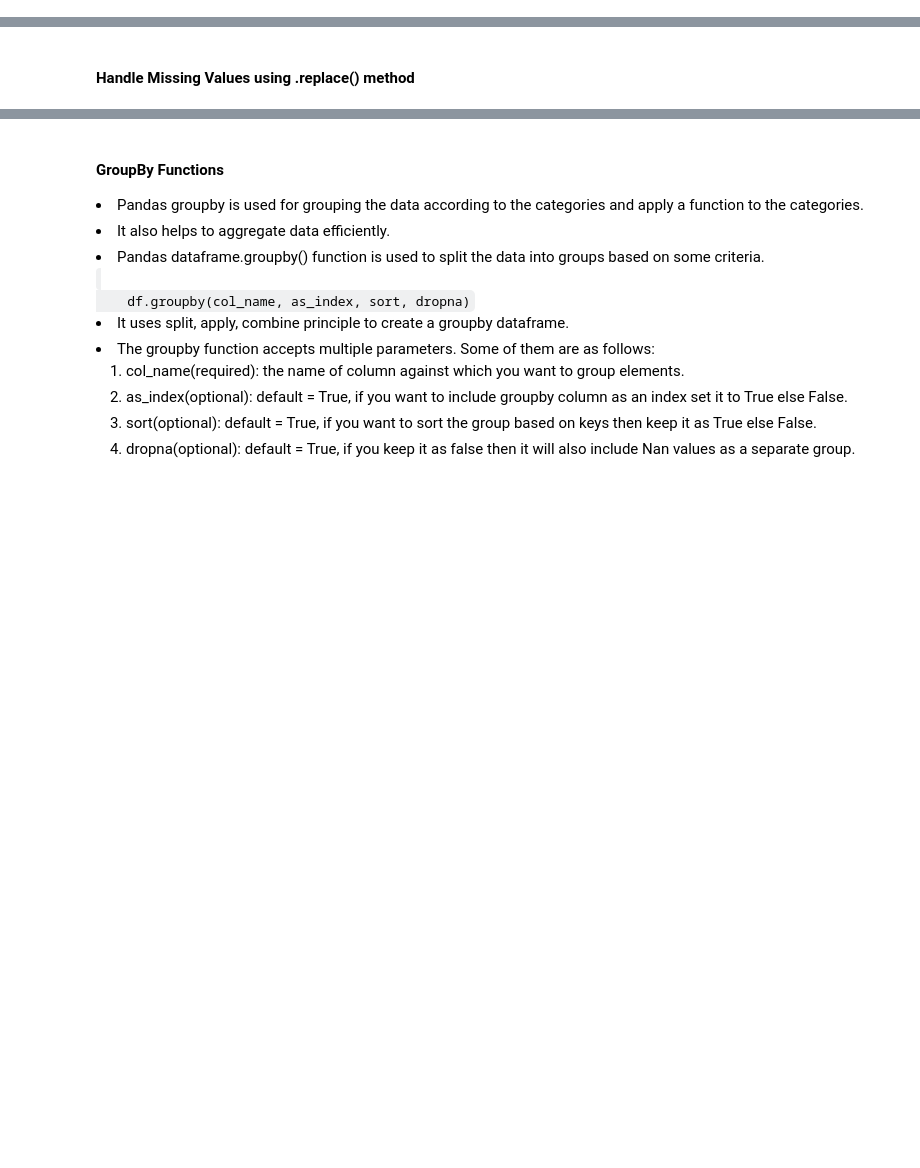
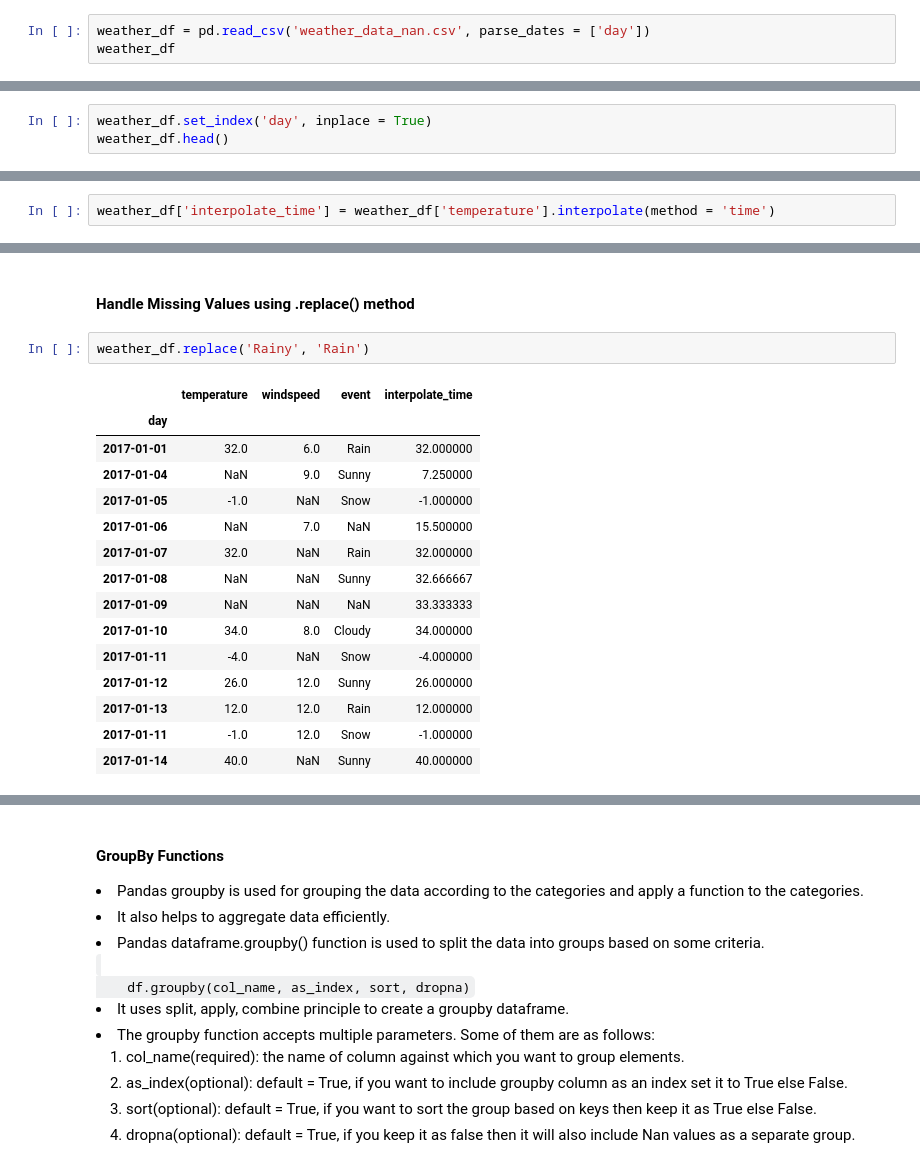
Before and after one commit to prabhat-123/Python_For_Data_Science, a Jupyter notebook: pandas_basics.ipynb, the cells around one changed output, grey strips where cells are left out. Cells and saved outputs as stored; diff of their text form; blank space fills up the shorter version.

```diff
--- a/pandas_basics.ipynb
+++ b/pandas_basics.ipynb
@@ -1711,0 +1762,3 @@ weather_df[['day', 'temperature', 'ffill_temperature']]
+# %%
+weather_df = pd.read_csv('weather_data_nan.csv', parse_dates = ['day'])
+weather_df
@@ -1711,0 +1780,3 @@ weather_df[['day', 'temperature', 'ffill_temperature']]
+# %%
+weather_df.set_index('day', inplace = True)
+weather_df.head()
@@ -1711,0 +1791,2 @@ weather_df[['day', 'temperature', 'ffill_temperature']]
+# %%
+weather_df['interpolate_time'] = weather_df['temperature'].interpolate(method = 'time')
@@ -1715,2 +1839,20 @@ weather_df[['day', 'temperature', 'ffill_temperature']]
 # %% [markdown]
 #### Handle Missing Values using .replace() method
+# %%
+weather_df.replace('Rainy', 'Rain')
+# %% [output]
+|  | temperature | windspeed | event | interpolate_time |
+| day |  |  |  |  |
+| 2017-01-01 | 32.0 | 6.0 | Rain | 32.000000 |
+| 2017-01-04 | NaN | 9.0 | Sunny | 7.250000 |
+| 2017-01-05 | -1.0 | NaN | Snow | -1.000000 |
+| 2017-01-06 | NaN | 7.0 | NaN | 15.500000 |
+| 2017-01-07 | 32.0 | NaN | Rain | 32.000000 |
+| 2017-01-08 | NaN | NaN | Sunny | 32.666667 |
+| 2017-01-09 | NaN | NaN | NaN | 33.333333 |
+| 2017-01-10 | 34.0 | 8.0 | Cloudy | 34.000000 |
+| 2017-01-11 | -4.0 | NaN | Snow | -4.000000 |
+| 2017-01-12 | 26.0 | 12.0 | Sunny | 26.000000 |
+| 2017-01-13 | 12.0 | 12.0 | Rain | 12.000000 |
+| 2017-01-11 | -1.0 | 12.0 | Snow | -1.000000 |
+| 2017-01-14 | 40.0 | NaN | Sunny | 40.000000 |
```
Also changed, not shown: parts of 39 cells of this notebook, 3 other files.
